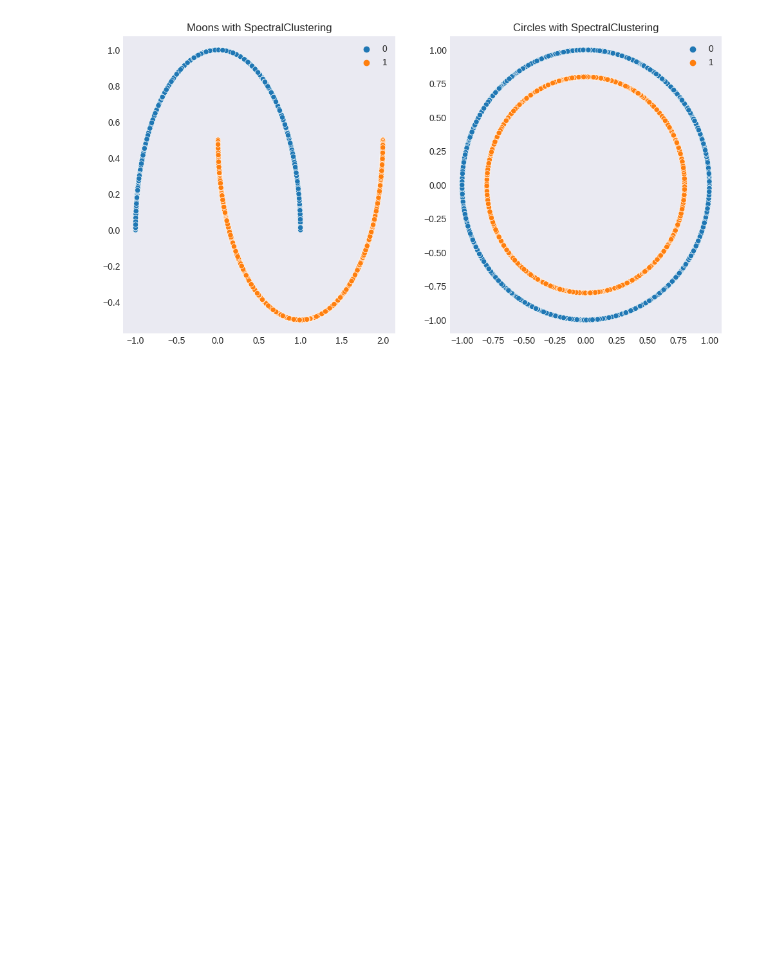
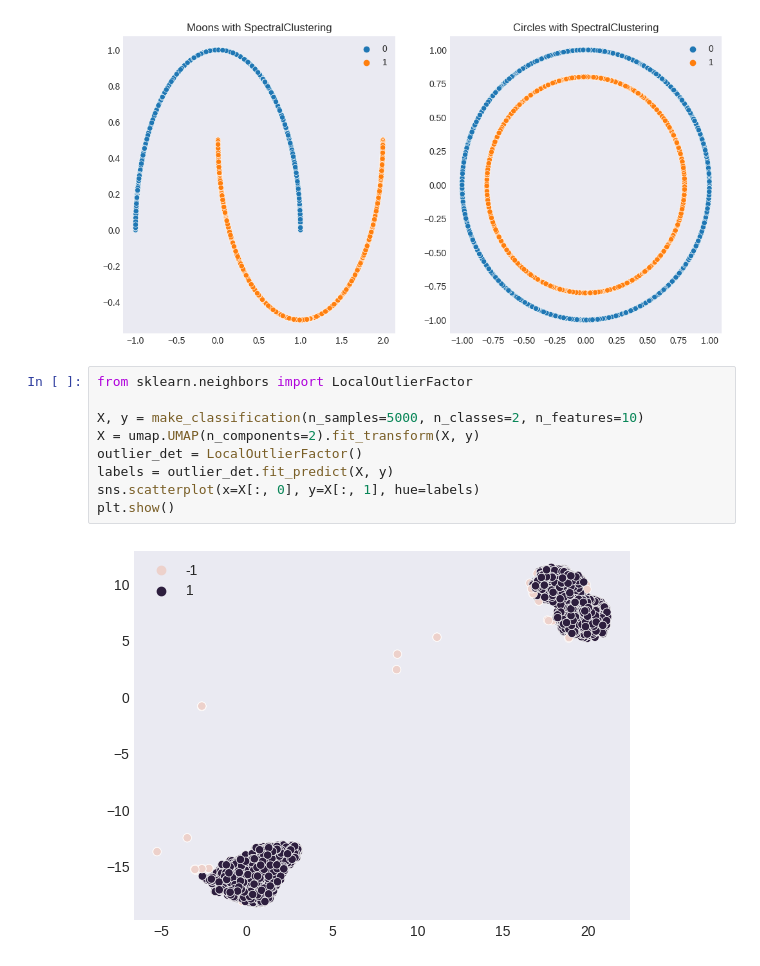
Before and after one commit to VFYAS/KMeans-implementation, a Jupyter notebook: kmeans implementation and report.ipynb, the cells around one changed output. Drawn from its saved outputs; the diff is of its cells as text; blank space fills up the shorter version.

```diff
--- a/kmeans implementation and report.ipynb
+++ b/kmeans implementation and report.ipynb
@@ -341,3 +326,14 @@ for idx, dataset in enumerate([(make_moons, "Moons"), (make_circles, "Circles")]
 plt.show()
 # %% [output]
 [figure]
+# %%
+from sklearn.neighbors import LocalOutlierFactor
+
+X, y = make_classification(n_samples=5000, n_classes=2, n_features=10)
+X = umap.UMAP(n_components=2).fit_transform(X, y)
+outlier_det = LocalOutlierFactor()
+labels = outlier_det.fit_predict(X, y)
+sns.scatterplot(x=X[:, 0], y=X[:, 1], hue=labels)
+plt.show()
+# %% [output]
+[figure, added]
```
Also changed, not shown: parts of 12 cells of this notebook.
